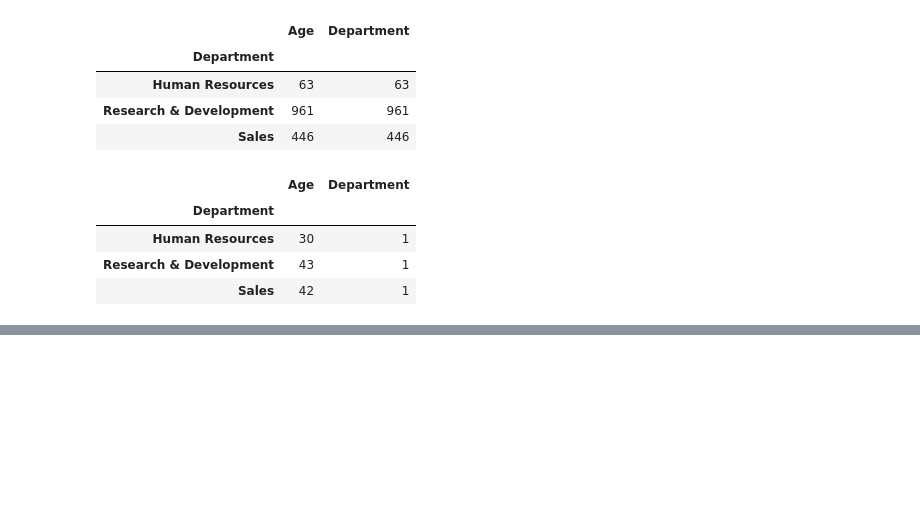
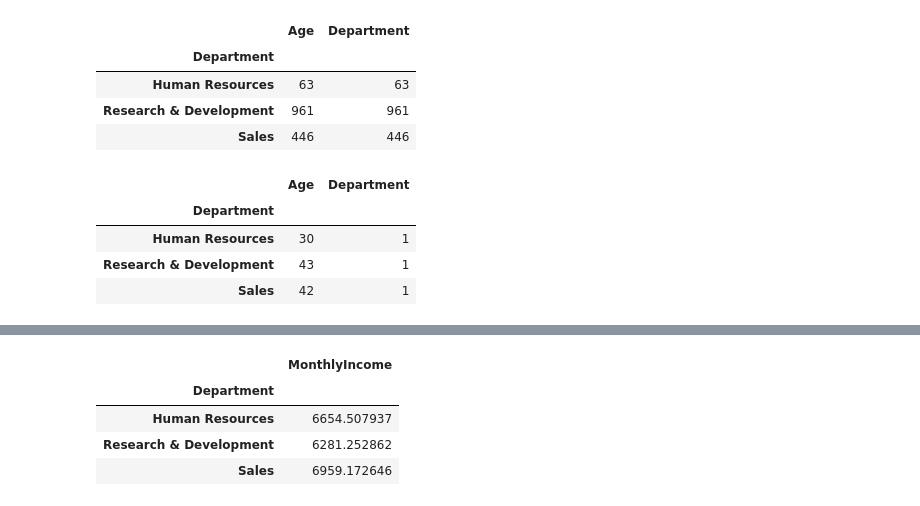
Before and after one commit to walidsharaar/Query-analysis, a Jupyter notebook: Query Analysis.ipynb, the cells around one changed output, grey strips where cells are left out. Cells and saved outputs as stored; diff of their text form; code cells hidden in the pictures; blank space fills up the shorter version.

```diff
--- a/Query Analysis.ipynb
+++ b/Query Analysis.ipynb
@@ -86,0 +124,8 @@ data[['Age','Department']].groupby(data['Department']).agg('nunique')
+# %%
+data[['MonthlyIncome','Department']].groupby(data['Department']).agg('mean')
+# %% [output]
+|  | MonthlyIncome |
+| Department |  |
+| Human Resources | 6654.507937 |
+| Research & Development | 6281.252862 |
+| Sales | 6959.172646 |
```
Also changed, not shown: parts of 5 cells of this notebook.
